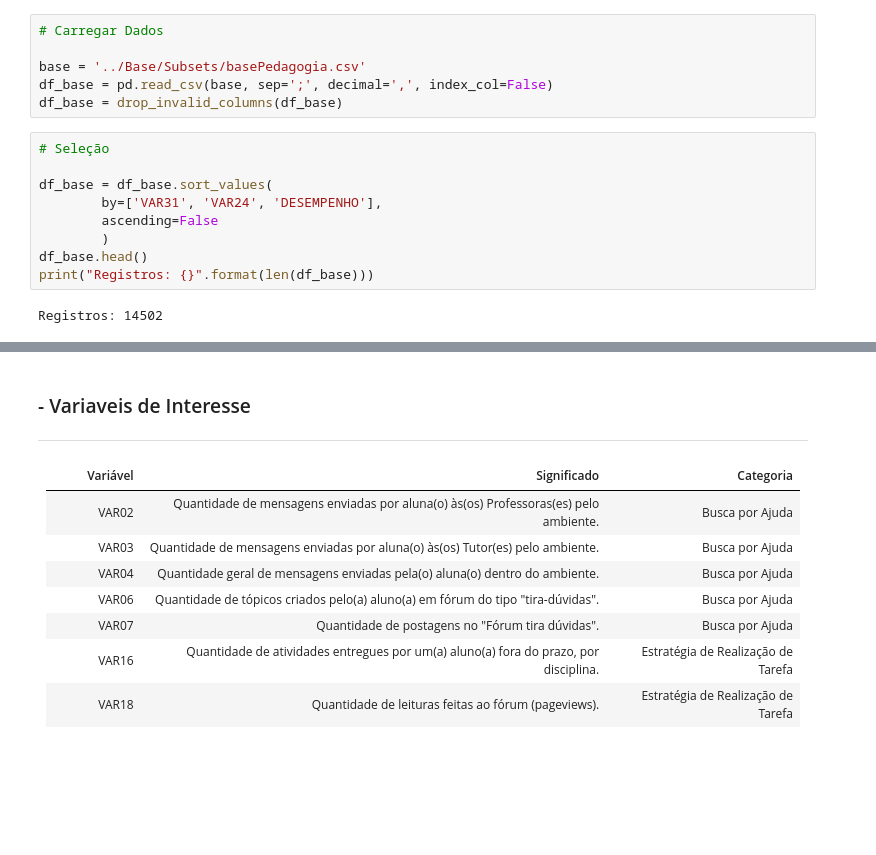
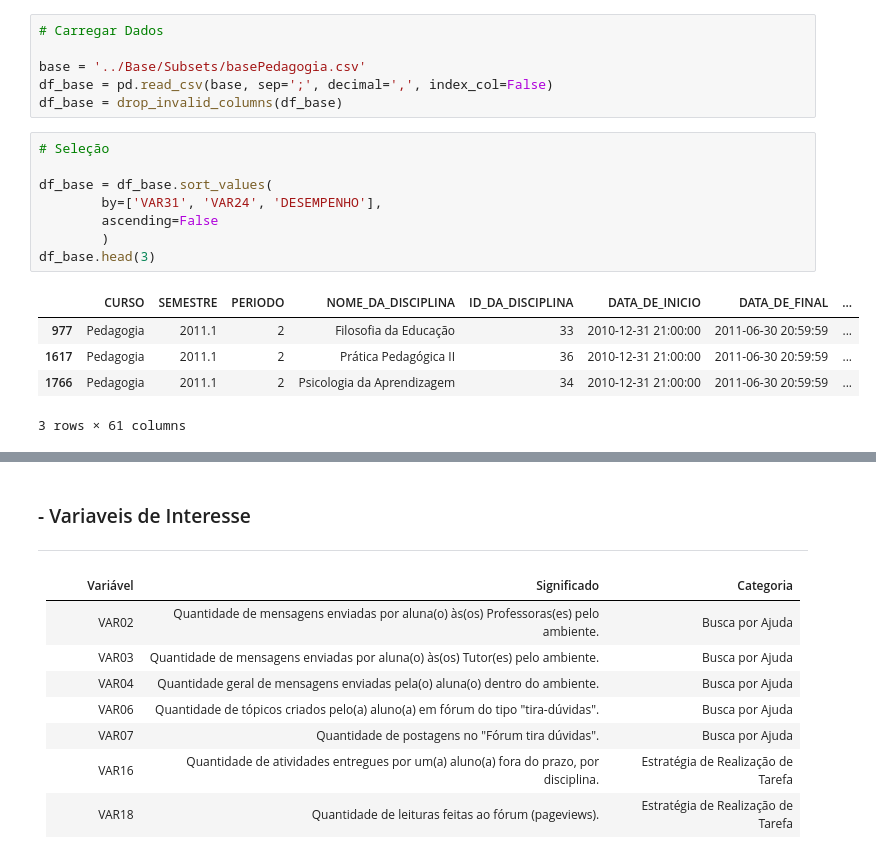
Before and after one commit to Drakmord2/EDM, a Jupyter notebook: Notebooks/Modelagem.ipynb, the cells around one changed output, grey strips where cells are left out. Drawn from its saved outputs; the diff is of its cells as text; blank space fills up the shorter version.

```diff
--- a/Notebooks/Modelagem.ipynb
+++ b/Notebooks/Modelagem.ipynb
@@ -131,11 +131,14 @@ df_base = drop_invalid_columns(df_base)
 # %%
 # Seleção
 
 df_base = df_base.sort_values(
         by=['VAR31', 'VAR24', 'DESEMPENHO'],
         ascending=False
         )
-df_base.head()
-print("Registros: {}".format(len(df_base)))
+df_base.head(3)
 # %% [output]
+|  | CURSO | SEMESTRE | PERIODO | NOME_DA_DISCIPLINA | ID_DA_DISCIPLINA | DATA_DE_INICIO | DATA_DE_FINAL | ... |
+| 977 | Pedagogia | 2011.1 | 2 | Filosofia da Educação | 33 | 2010-12-31 21:00:00 | 2011-06-30 20:59:59 | ... |
+| 1617 | Pedagogia | 2011.1 | 2 | Prática Pedagógica II | 36 | 2010-12-31 21:00:00 | 2011-06-30 20:59:59 | ... |
+| 1766 | Pedagogia | 2011.1 | 2 | Psicologia da Aprendizagem | 34 | 2010-12-31 21:00:00 | 2011-06-30 20:59:59 | ... |
-Registros: 14502
+3 rows × 61 columns
```
Also changed, not shown: parts of 4 cells of this notebook.
